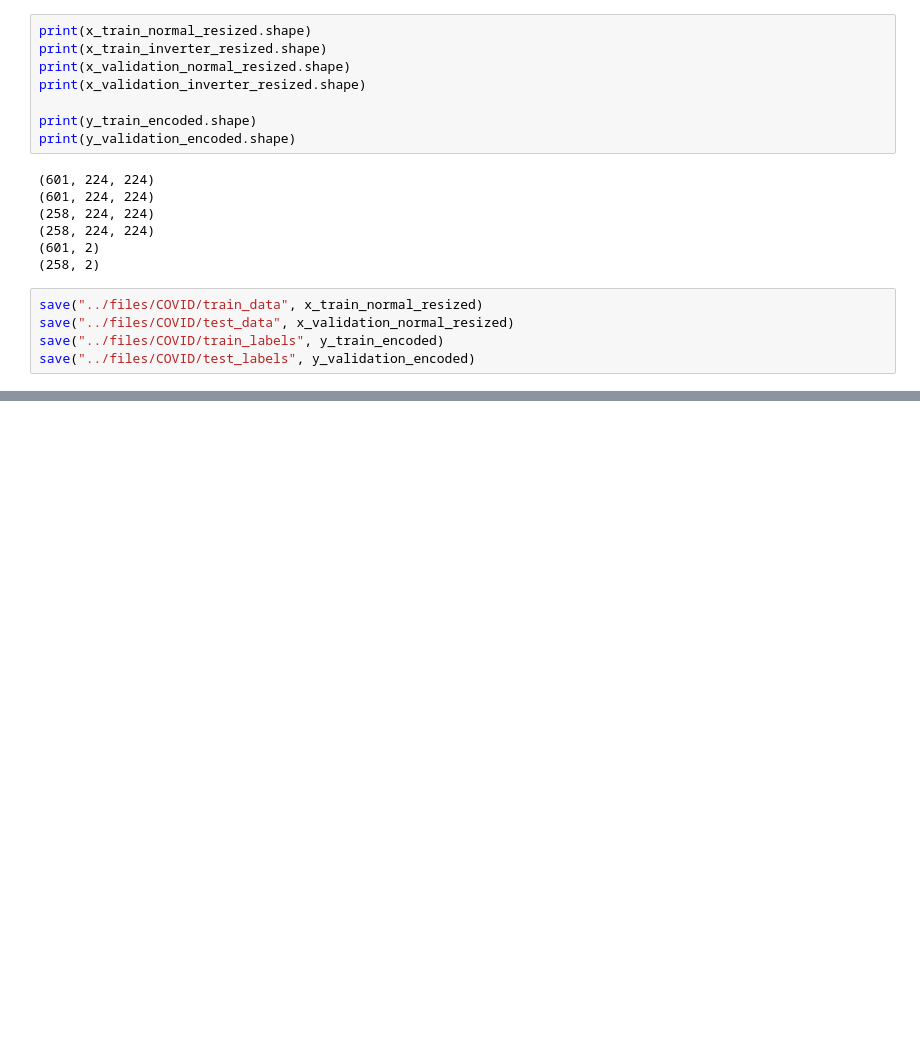
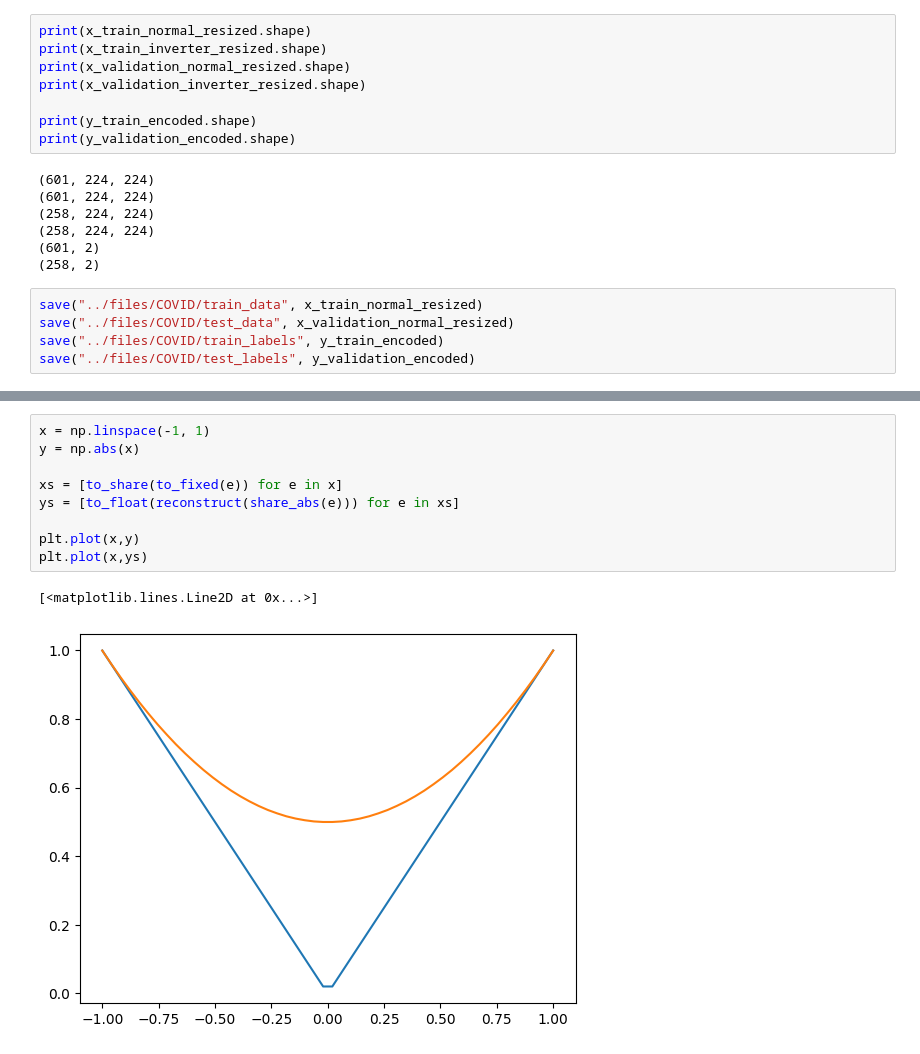
Before and after one commit to labm1997/piranha, a Jupyter notebook: scripts/format_covid.ipynb, the cells around one changed output, grey strips where cells are left out. Saved outputs shown, nothing was run; the diff lists cells and outputs as text; blank space fills up the shorter version.

```diff
--- a/scripts/format_covid.ipynb
+++ b/scripts/format_covid.ipynb
@@ -50,0 +476,12 @@ save("../files/COVID/test_labels", y_validation_encoded)
+# %%
+x = np.linspace(-1, 1)
+y = np.abs(x)
+
+xs = [to_share(to_fixed(e)) for e in x]
+ys = [to_float(reconstruct(share_abs(e))) for e in xs]
+
+plt.plot(x,y)
+plt.plot(x,ys)
+# %% [output]
+[<matplotlib.lines.Line2D at 0x...>]
+[figure, added]
```
Also changed, not shown: parts of 19 cells of this notebook, 1 other file.
